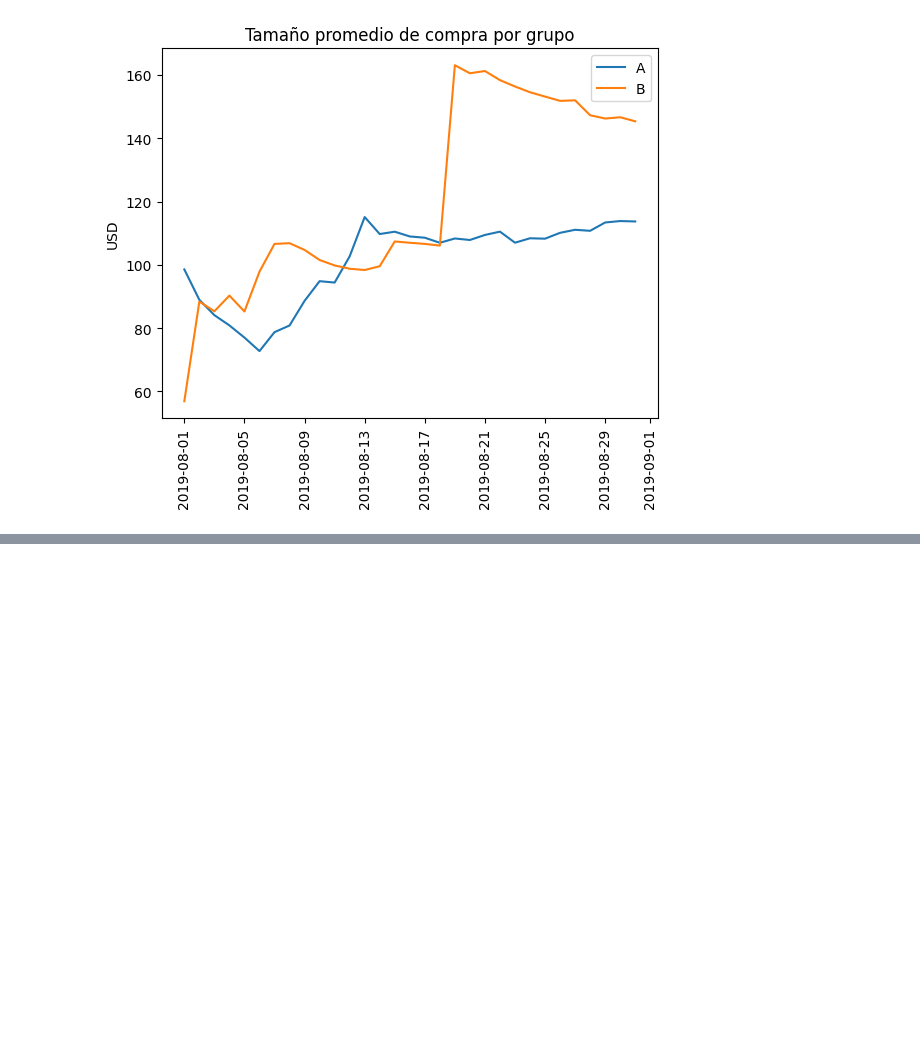
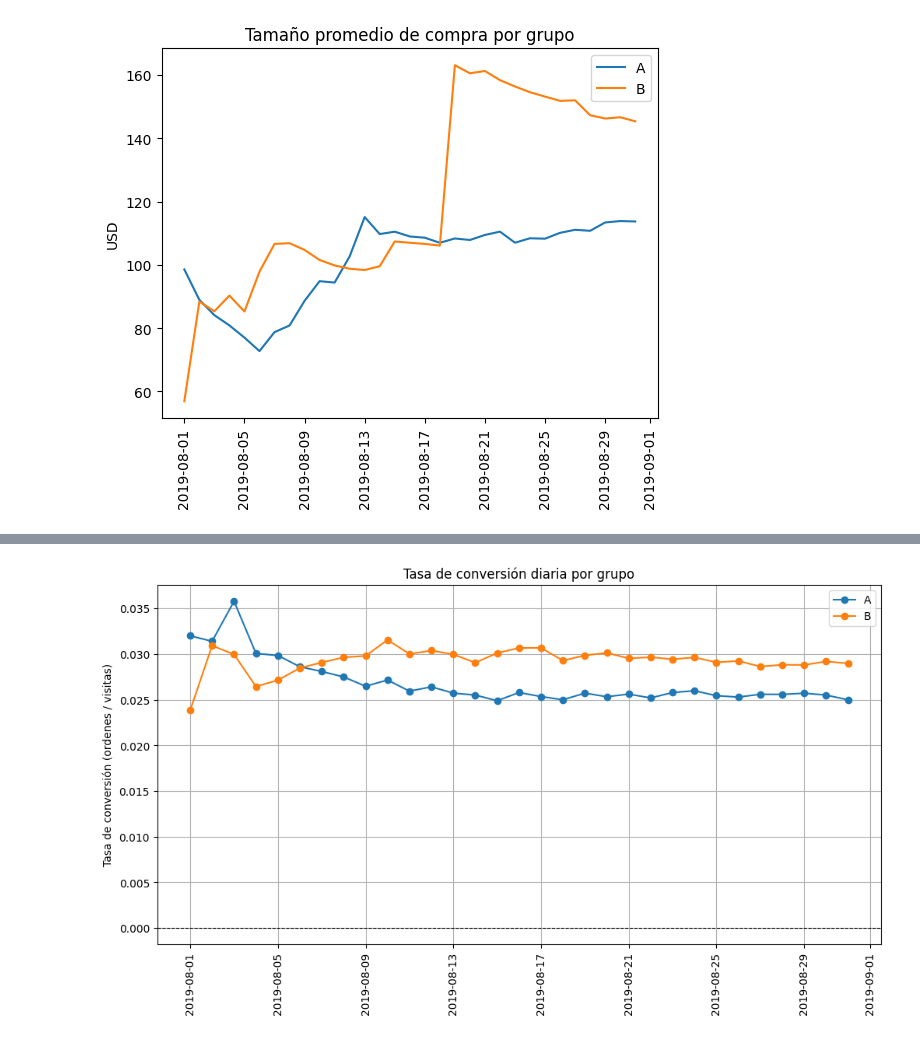
Before and after one commit to danlevimb/vehicles_env, a Jupyter notebook: notebooks/S10.ipynb, the cells around one changed output, grey strips where cells are left out. Cells and saved outputs as stored; diff of their text form; code cells hidden in the pictures; blank space fills up the shorter version.

```diff
--- a/notebooks/S10.ipynb
+++ b/notebooks/S10.ipynb
@@ -134,0 +180,25 @@ Conjetura: ese comportamiento refuerza la idea de (valores atípicos) pedidos mu
+# %%
+# TEST A/B
+# 4.- Calcula la tasa de conversión de cada grupo como la relación entre los pedidos y el número de visitas de cada día.
+#     Representa gráficamente las tasas de conversión diarias de los dos grupos y describe la diferencia. Saca conclusiones y haz conjeturas.
+
+# Obtener la tasa de conversión diaria
+df_data['conversion'] = df_data['orders'] / df_data['visits']
+
+# Obtener los dataframes para graficar
+df_dataA = df_data[df_data['group'] == 'A'][['date', 'conversion']]
+df_dataB = df_data[df_data['group'] == 'B'][['date', 'conversion']]
+
+# 3. Graficar
+plt.figure(figsize=(12,6))
+plt.plot(df_dataA['date'], df_dataA['conversion'], marker='o', label='A')
+plt.plot(df_dataB['date'], df_dataB['conversion'], marker='o', label='B')
+plt.title('Tasa de conversión diaria por grupo')
+plt.xticks(rotation=90)
+plt.ylabel('Tasa de conversión (ordenes / visitas)')
+plt.axhline(y=0, color='black', linestyle='--', linewidth=0.8)
+plt.legend()
+plt.grid(True)
+plt.show()
+# %% [output]
+[figure, added]
```
Also changed, not shown: parts of 24 cells of this notebook, 2 other files.
